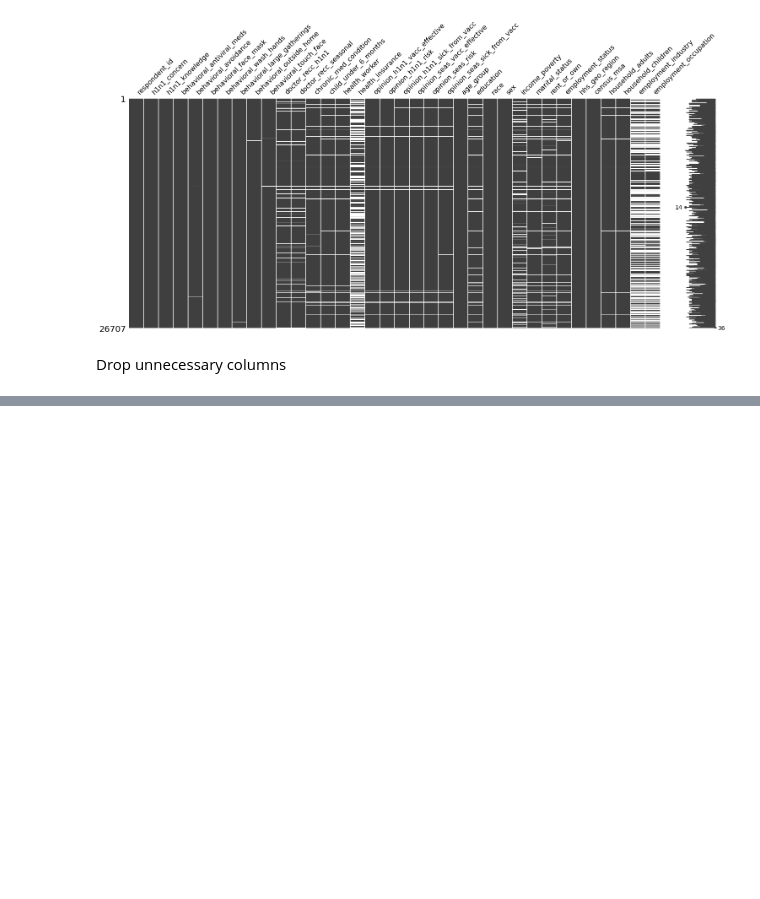
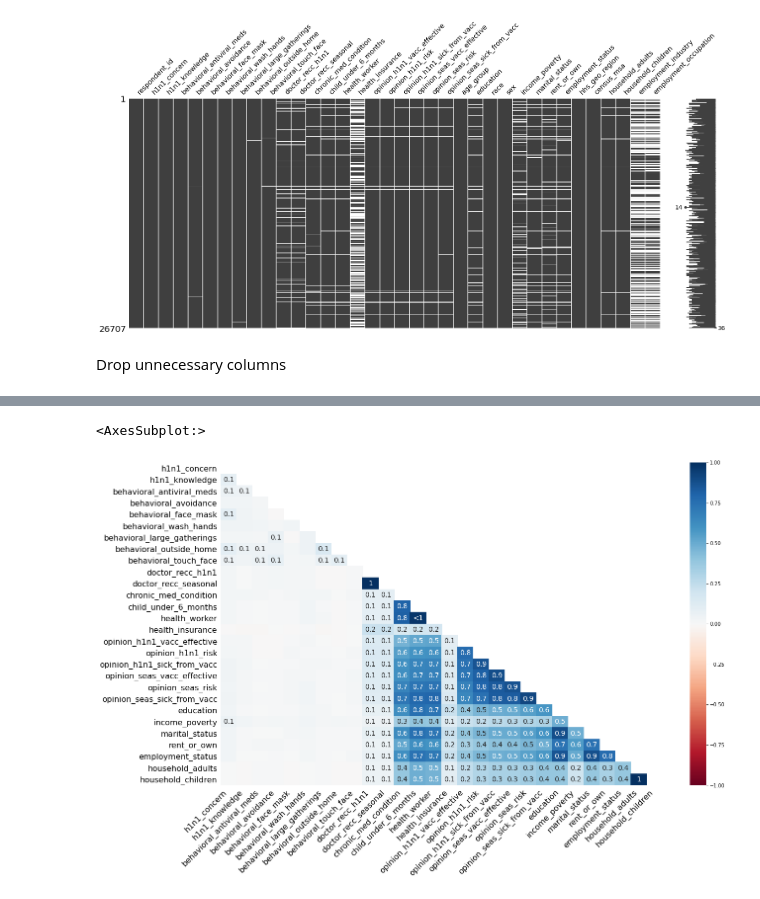
Before and after one commit to Jyve00/H1N1_Vaccine_Analysis, a Jupyter notebook: Stephen/cleaning.ipynb, the cells around one changed output, grey strips where cells are left out. Cells and saved outputs as stored; diff of their text form; code cells hidden in the pictures; blank space fills up the shorter version.

```diff
--- a/Stephen/cleaning.ipynb
+++ b/Stephen/cleaning.ipynb
@@ -63,4 +46,5 @@ msno.matrix(features)
 # %% [markdown]
 Drop unnecessary columns
 # %%
-df.drop(columns=['hhs_geo_region', ])
+features.drop(columns=['hhs_geo_region', 'employment_industry',
+       'employment_occupation'], inplace=True)
@@ -66,0 +71,5 @@ df.drop(columns=['hhs_geo_region', ])
+# %%
+msno.heatmap(features)
+# %% [output]
+<AxesSubplot:>
+[figure, added]
```
Also changed, not shown: parts of 9 cells of this notebook, 1 other file.
